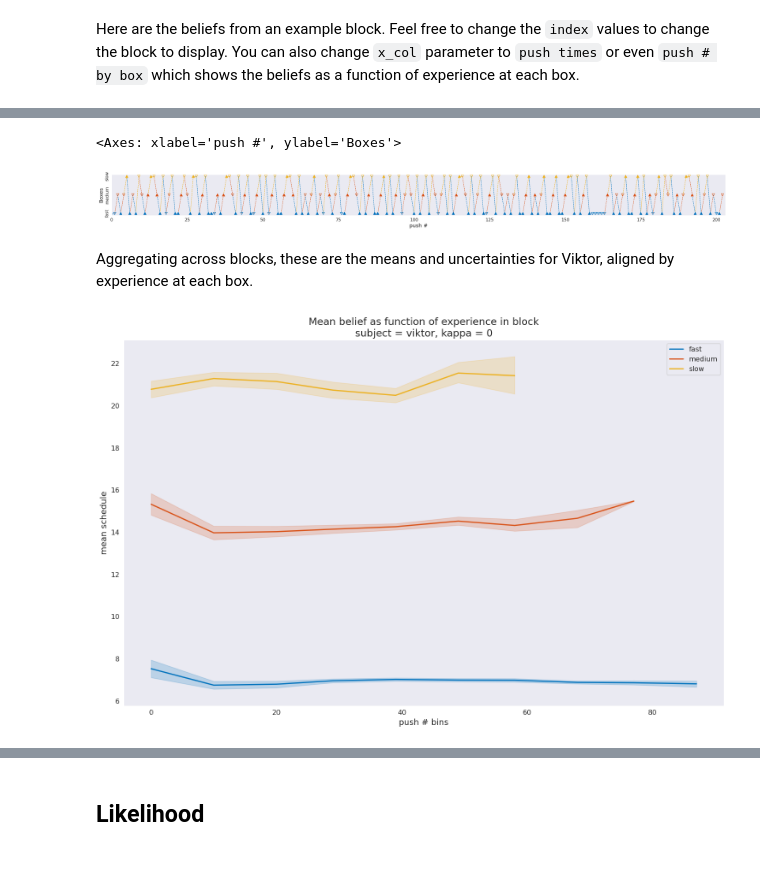
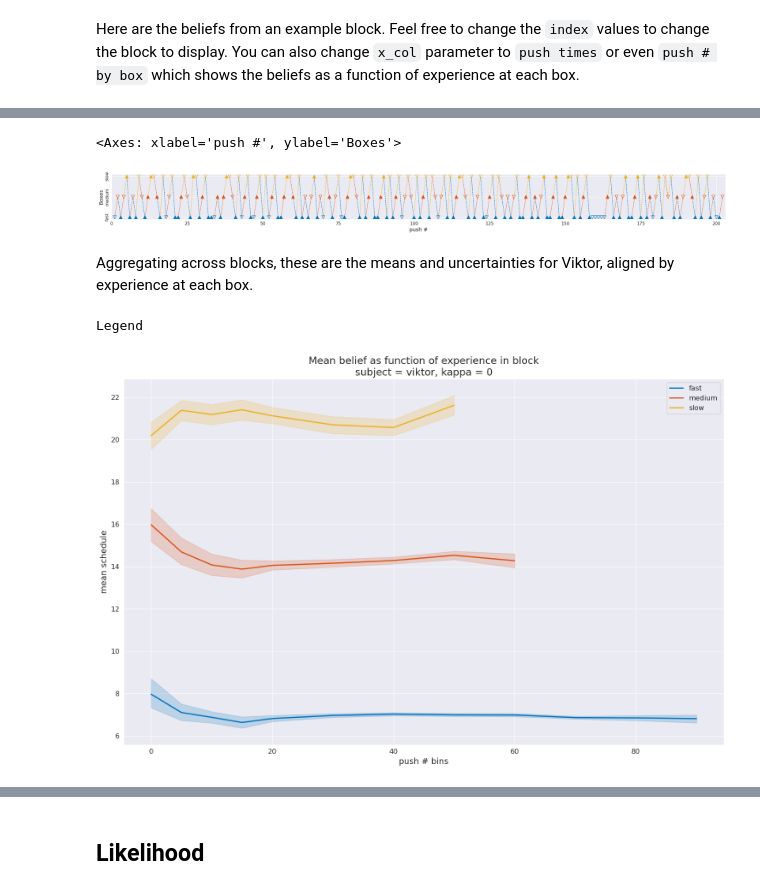
Before and after one commit to XaqLab/Foraging, a Jupyter notebook: notebooks/Belief Analysis (No Color).ipynb, the cells around one changed output, grey strips where cells are left out. Cells and saved outputs as stored; diff of their text form; code cells hidden in the pictures; blank space fills up the shorter version.

Commit message:
fit behavioral models v1

```diff
--- a/notebooks/Belief Analysis (No Color).ipynb
+++ b/notebooks/Belief Analysis (No Color).ipynb
@@ -109,8 +108,8 @@ plotting.beliefs.schedule_beliefs_block(df, index, x = 'push times', fig_kwargs=
 # %%
-plotting.behavior.plot_block_events(df, index, fig_kwargs={'figsize': (30,2)}, legend = False)
+plotting.behavior.plot_block_events(df, index, fig_kwargs={'figsize': (30,2.2)}, legend = False)
 # %% [output]
 <Axes: xlabel='push #', ylabel='Boxes'>
-[figure, old version]
+[figure, new version]
 # %% [markdown]
 Aggregating across blocks, these are the means and uncertainties for Viktor, aligned by experience at each box.
 # %%
@@ -118,8 +117,10 @@ conds = {'subject': 'viktor', 'kappa': 0}
 df_monkey = utils.data.filter_df(df, conds=conds)
 
 # Binning data with pd.cut
-df_monkey['push # bins'] = utils.data.bin_data(df_monkey, 'push # by box', 10, 'push # bins')
-ax = bp(sns.lineplot)(df_monkey, conds=conds, x='push # bins', y='mean schedule', collapse=True,
-                 title_prefix="Mean belief as function of experience in block")
+bin_edges = [0, 5, 10, 15, 20] + list(range(30, 120, 10))
+df_monkey['push # bins'] = utils.data.bin_data(df_monkey, 'push # by box', bin_edges)
+ax = bp(sns.lineplot)(df_monkey, conds=conds, x='push # bins', y='mean schedule', accumulate=True,
+                 title_prefix="Mean belief as function of experience in block", min_obs = 20)
 # %% [output]
+Legend
-[figure, old version]
+[figure, new version]
```
Also changed, not shown: parts of 19 cells of this notebook, 12 other files.
